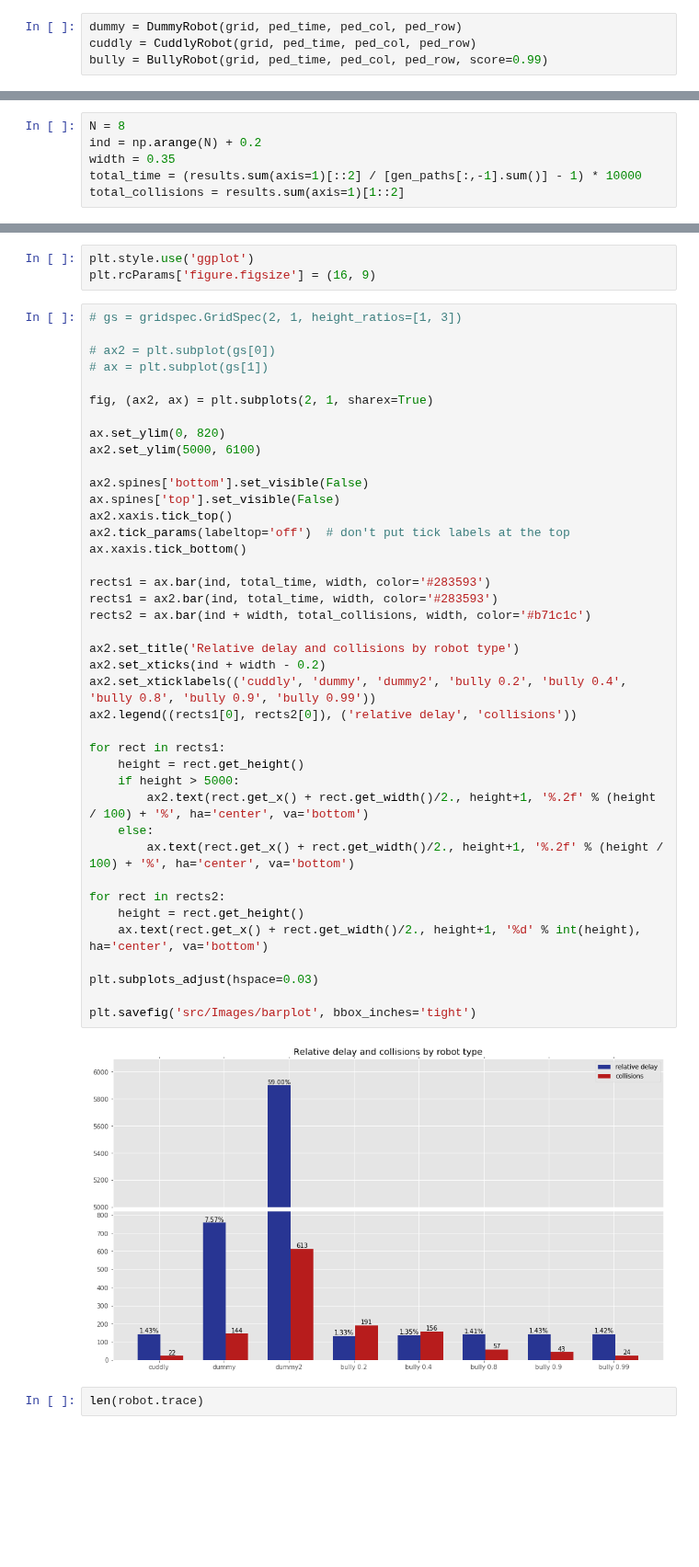
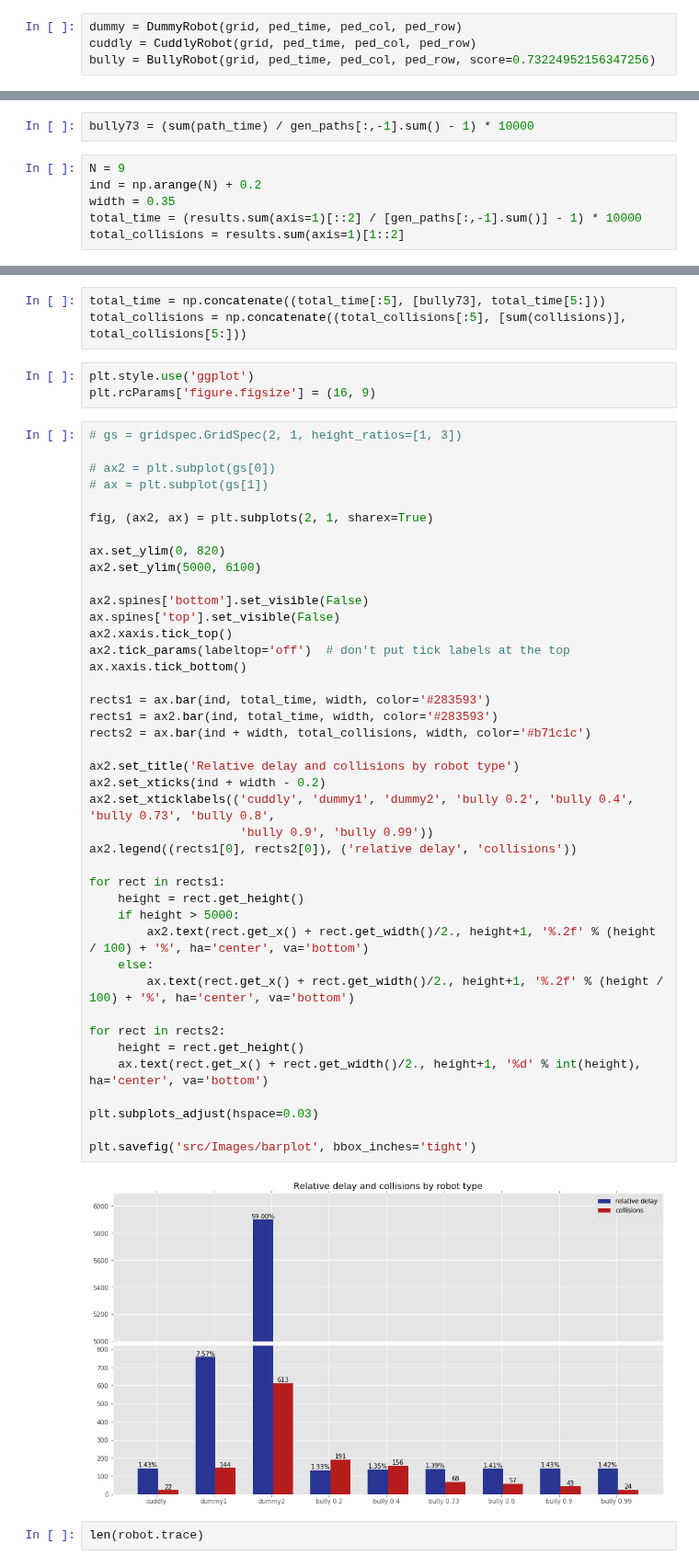
Before and after one commit to avgaydashenko/cuddly-robot-part-2, a Jupyter notebook: virtual_robot_framework.ipynb, the cells around one changed output, grey strips where cells are left out. Shown at 92% size. Drawn from its saved outputs; the diff is of its cells as text; blank space fills up the shorter version.

Commit message:
new plot with achieved score

```diff
--- a/virtual_robot_framework.ipynb
+++ b/virtual_robot_framework.ipynb
@@ -251,7 +251,7 @@ gen_paths = np.load('src/gen_paths.npy')
 # %%
 dummy = DummyRobot(grid, ped_time, ped_col, ped_row)
 cuddly = CuddlyRobot(grid, ped_time, ped_col, ped_row)
-bully = BullyRobot(grid, ped_time, ped_col, ped_row, score=0.99)
+bully = BullyRobot(grid, ped_time, ped_col, ped_row, score=0.73224952156347256)
 # %%
 robot = bully
 # %%
@@ -278,8 +278,10 @@ array([14850,    22, 15749,   144, 14835,   191, 14839,   156, 14848,
 results = np.append(results, [path_time, collisions], axis=0)
 # %%
 np.save('src/results', results)
+# %%
+bully73 = (sum(path_time) / gen_paths[:,-1].sum() - 1) * 10000
 # %%
-N = 8
+N = 9
 ind = np.arange(N) + 0.2
 width = 0.35
 total_time = (results.sum(axis=1)[::2] / [gen_paths[:,-1].sum()] - 1) * 10000
@@ -288,6 +290,9 @@ total_collisions = results.sum(axis=1)[1::2]
 total_time = np.concatenate((total_time[:2], [5900], total_time[2:]))
 # %%
 total_collisions = np.concatenate((total_collisions[:2], [613], total_collisions[2:]))
+# %%
+total_time = np.concatenate((total_time[:5], [bully73], total_time[5:]))
+total_collisions = np.concatenate((total_collisions[:5], [sum(collisions)], total_collisions[5:]))
 # %%
 plt.style.use('ggplot')
 plt.rcParams['figure.figsize'] = (16, 9)
@@ -304,35 +309,36 @@ ax2.set_ylim(5000, 6100)
 
 ax2.spines['bottom'].set_visible(False)
 ax.spines['top'].set_visible(False)
 ax2.xaxis.tick_top()
 ax2.tick_params(labeltop='off')  # don't put tick labels at the top
 ax.xaxis.tick_bottom()
 
 rects1 = ax.bar(ind, total_time, width, color='#283593')
 rects1 = ax2.bar(ind, total_time, width, color='#283593')
 rects2 = ax.bar(ind + width, total_collisions, width, color='#b71c1c')
 
 ax2.set_title('Relative delay and collisions by robot type')
 ax2.set_xticks(ind + width - 0.2)
-ax2.set_xticklabels(('cuddly', 'dummy', 'dummy2', 'bully 0.2', 'bully 0.4', 'bully 0.8', 'bully 0.9', 'bully 0.99'))
+ax2.set_xticklabels(('cuddly', 'dummy1', 'dummy2', 'bully 0.2', 'bully 0.4', 'bully 0.73', 'bully 0.8',
+                     'bully 0.9', 'bully 0.99'))
 ax2.legend((rects1[0], rects2[0]), ('relative delay', 'collisions'))
 
 for rect in rects1:
     height = rect.get_height()
     if height > 5000:
         ax2.text(rect.get_x() + rect.get_width()/2., height+1, '%.2f' % (height / 100) + '%', ha='center', va='bottom')
     else:
         ax.text(rect.get_x() + rect.get_width()/2., height+1, '%.2f' % (height / 100) + '%', ha='center', va='bottom')
 
 for rect in rects2:
     height = rect.get_height()
     ax.text(rect.get_x() + rect.get_width()/2., height+1, '%d' % int(height), ha='center', va='bottom')
 
 plt.subplots_adjust(hspace=0.03)
 
 plt.savefig('src/Images/barplot', bbox_inches='tight')
 # %% [output]
-[figure, old version]
+[figure, new version]
 # %%
 len(robot.trace)
 # %%
```
Also changed, not shown: 1 other file.
